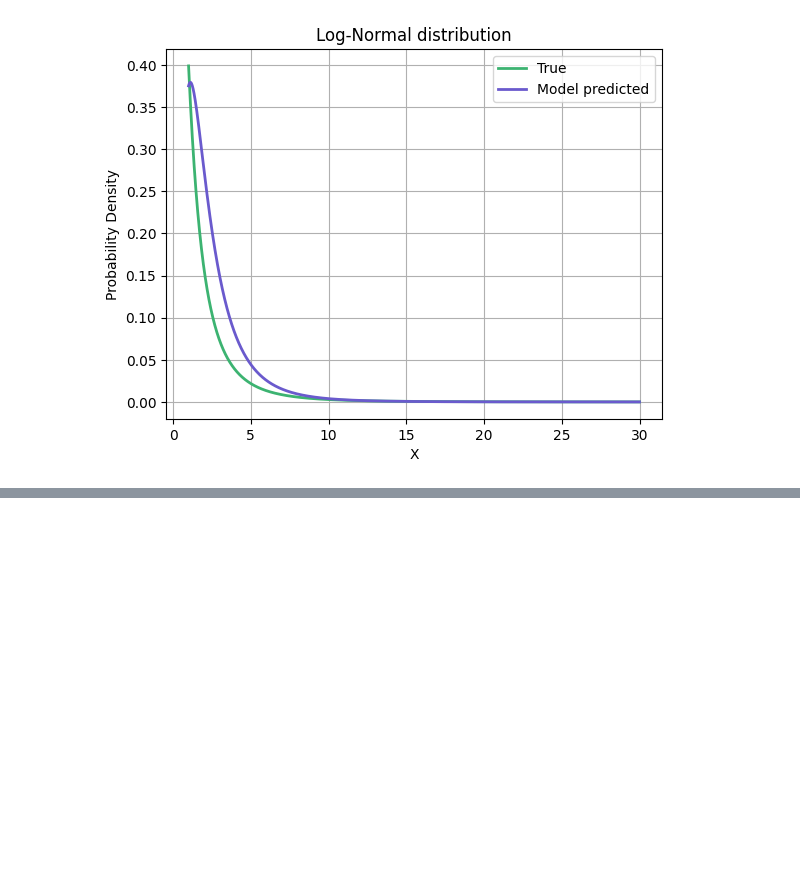
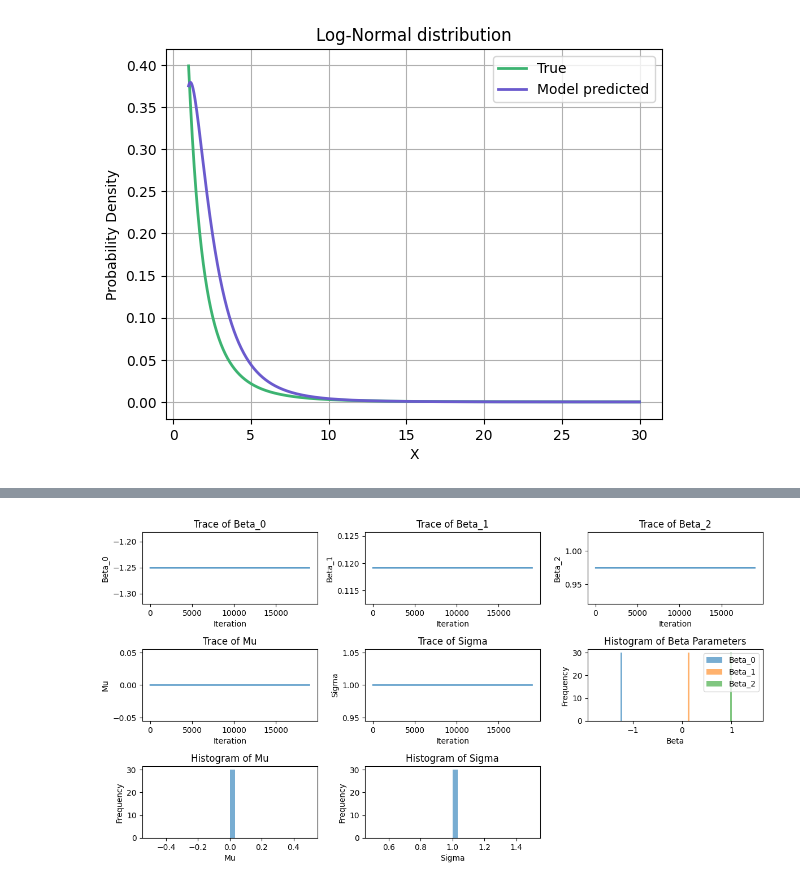
Before and after one commit to Bea-Taylor/DifDem_inequalities, a Jupyter notebook: nbs/core/05_ml_custom_regression_model.ipynb, the cells around one changed output, grey strips where cells are left out. Cells and saved outputs as stored; diff of their text form; code cells hidden in the pictures; blank space fills up the shorter version.

Commit message:
added version with real dementia daata but needs fixing

```diff
--- a/nbs/core/05_ml_custom_regression_model.ipynb
+++ b/nbs/core/05_ml_custom_regression_model.ipynb
@@ -325,0 +314,73 @@ plt.show()
+# %%
+# The real dementia X and y data
+
+# covariates
+X_covar = df_dem_plus[['over_65_pc', 'female_pc', 'ALevel_plus_pc']].values.reshape(-1,3)
+#covar = df_dem_plus[['over_65_pc', 'female_pc', 'ALevel_plus_pc', 'white_pc', 'HYP_afflicted_pc', 'DM_afflicted_pc', 'STIA_afflicted_pc']].values.reshape(-1,7)
+
+# Outcome data
+Y_data = df_dem_plus['DEM_afflicted_pc'].values.reshape(-1,1)
+# %%
+n_features = X_covar.shape[1]
+
+# Set initial parameters and proposal standard deviation
+initial_params = np.concatenate([np.random.normal(size=n_features), [0, 1]])  # Initial beta parameters, mu, and sigma
+proposal_sd = 0.1
+
+# Run Metropolis-Hastings algorithm
+n_iter = 20000
+chain, post = metropolis_hastings(initial_params, proposal_sd, n_iter, X_covar, Y_data)
+
+# Burn-in (discard first part of the chain)
+burn_in = 1000
+burned_chain = chain[burn_in:]
+
+# Extract beta parameters, mu, and sigma from the chain
+beta_samples, mu_samples, sigma_samples = burned_chain[:, :-2], burned_chain[:, -2], burned_chain[:, -1]
+
+# Plot the traces and histograms of beta parameters, mu, and sigma
+plt.figure(figsize=(12, 8))
+
+for i in range(n_features):
+    plt.subplot(4, 3, i+1)
+    plt.plot(beta_samples[:, i])
+    plt.xlabel('Iteration')
+    plt.ylabel(f'Beta_{i}')
+    plt.title(f'Trace of Beta_{i}')
+
+plt.subplot(4, 3, n_features+1)
+plt.plot(mu_samples)
+plt.xlabel('Iteration')
+plt.ylabel('Mu')
+plt.title('Trace of Mu')
+
+plt.subplot(4, 3, n_features+2)
+plt.plot(sigma_samples)
+plt.xlabel('Iteration')
+plt.ylabel('Sigma')
+plt.title('Trace of Sigma')
+
+plt.subplot(4, 3, n_features+3)
+for i in range(n_features):
+    plt.hist(beta_samples[:, i], bins=30, density=True, alpha=0.6, label=f'Beta_{i}')
+plt.xlabel('Beta')
+plt.ylabel('Frequency')
+plt.title('Histogram of Beta Parameters')
+plt.legend()
+
+plt.subplot(4, 3, n_features+4)
+plt.hist(mu_samples, bins=30, density=True, alpha=0.6)
+plt.xlabel('Mu')
+plt.ylabel('Frequency')
+plt.title('Histogram of Mu')
+
+plt.subplot(4, 3, n_features+5)
+plt.hist(sigma_samples, bins=30, density=True, alpha=0.6)
+plt.xlabel('Sigma')
+plt.ylabel('Frequency')
+plt.title('Histogram of Sigma')
+
+plt.tight_layout()
+plt.show()
+# %% [output]
+[figure, added]
```
Also changed, not shown: parts of 8 cells of this notebook.
